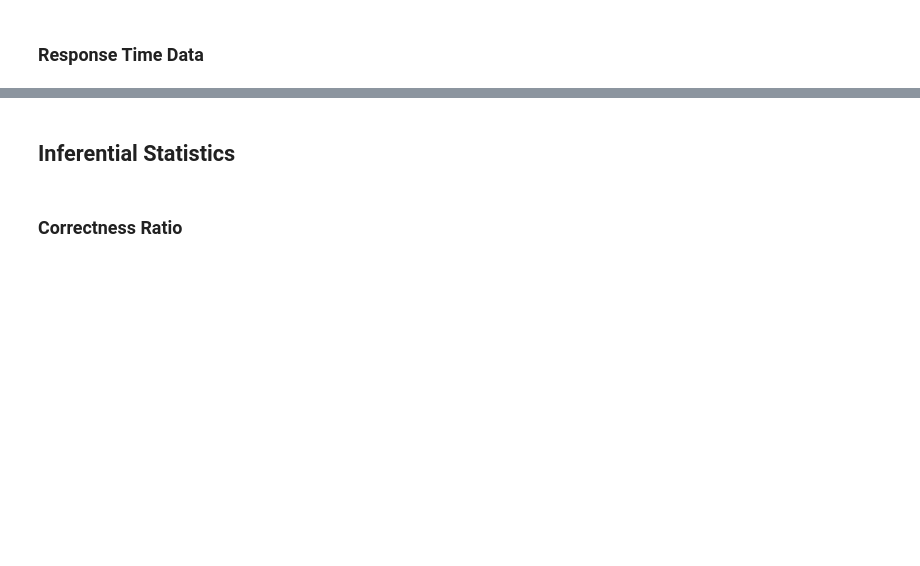
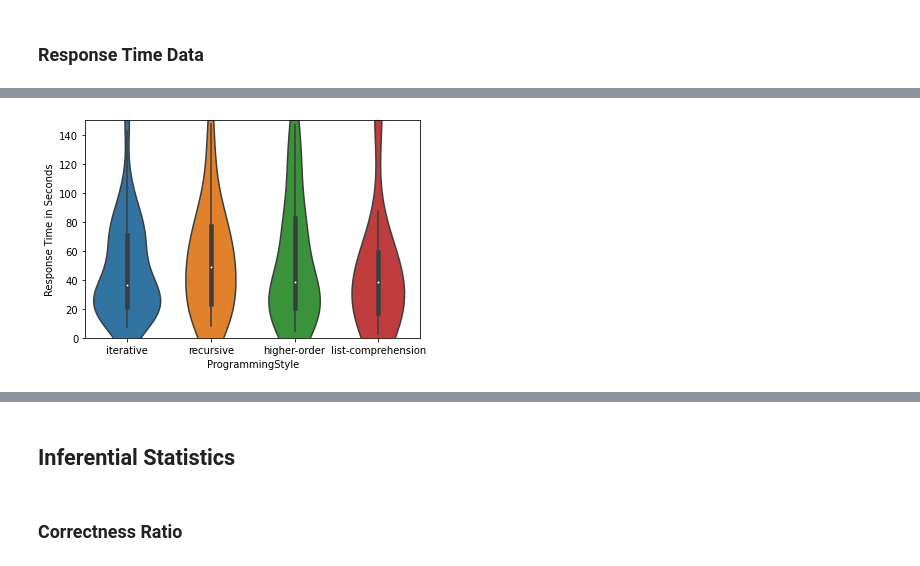
Before and after one commit to Sonaion/bachelor-arbeit, a Jupyter notebook: DataEvaluation/RQ01_Behavioral.ipynb, the cells around one changed output, grey strips where cells are left out. Saved outputs shown, nothing was run; the diff lists cells and outputs as text; code cells hidden in the pictures; blank space fills up the shorter version.

```diff
--- a/DataEvaluation/RQ01_Behavioral.ipynb
+++ b/DataEvaluation/RQ01_Behavioral.ipynb
@@ -6,6 +6,7 @@ import matplotlib.pyplot as plt
 import seaborn as sns
 import scipy.stats as stats
 from fitter import Fitter, get_common_distributions, get_distributions
+plt.rcParams['savefig.facecolor']='white'
 # %%
 df = pd.read_csv('./data/preprocessed_experiment_data.csv')
 df = df[df["Outlier"] == False]
@@ -75,5 +107,10 @@ ax.set(ylim=(0.0, 1.0));
 df_response_time = df[["Algorithm","ProgrammingStyle", "ResponseTime"]]
 df_response_time["ResponseTime"] = df_response_time["ResponseTime"].astype(float).apply(lambda x : x/1000.)
 
-display(df_response_time.groupby(["ProgrammingStyle", "Algorithm"]).describe())
-display(df_response_time.groupby("ProgrammingStyle").describe())
+df_tmp = df_response_time.copy()
+df_tmp["Algorithm"] = "total"
+df_response_time = df_response_time.append(df_tmp)
+
+df_response_time_algo = df_response_time.groupby(["ProgrammingStyle", "Algorithm"]).describe()
+df_response_time_algo.to_csv("./results/behavioral_response_time.csv")
+df_response_time_algo
@@ -91,6 +158,10 @@ ax.set(ylabel='Response Time in Seconds');
 # %%
-ax = sns.catplot(x="Algorithm", y="ResponseTime", hue="ProgrammingStyle", data=df_tmp, kind="violin", width=1, height=5, aspect=5)
-ax.tight_layout()
+ax = sns.violinplot(x="ProgrammingStyle", y="ResponseTime", data=df_response_time)
 ax.set(ylabel='Response Time in Seconds')
-ax.set(ylim=ylim);
+ax.set(ylim=ylim)
+plt.savefig("./results/behavioral_response_time_violin.png")
+plt.show()
+plt.close('all')
+# %% [output]
+[figure, added]
 # %%
```
Also changed, not shown: parts of 17 cells of this notebook, 18 other files.
